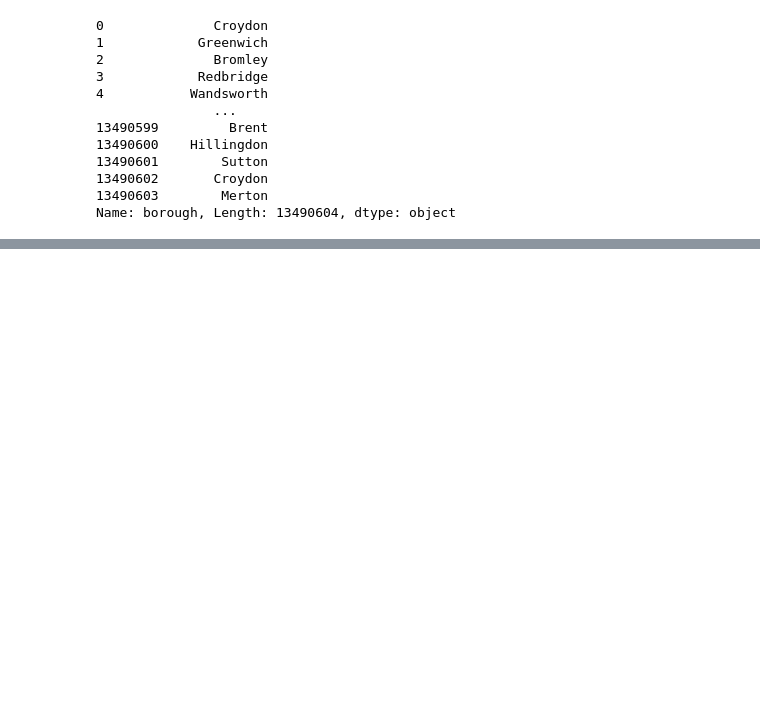
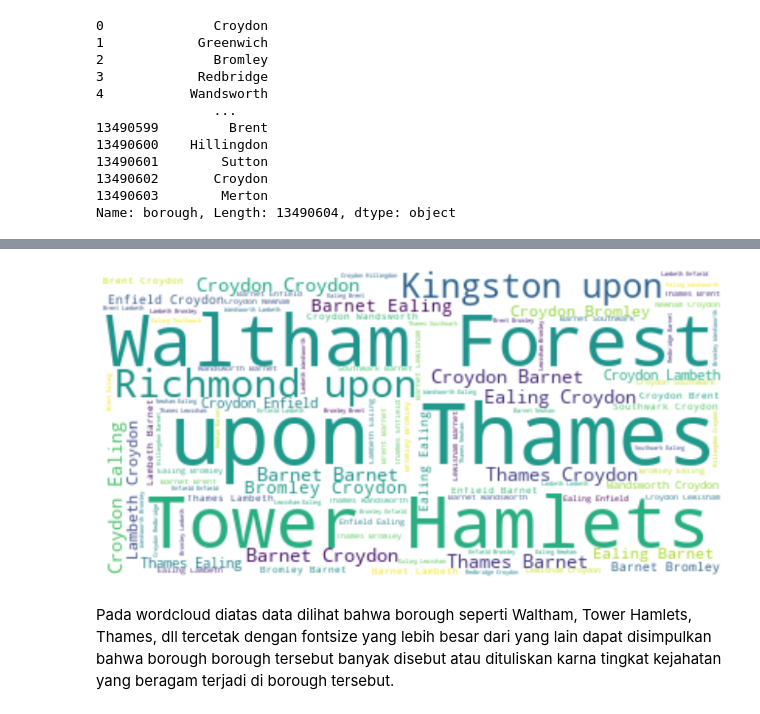
Before and after one commit to safiraauliar/Assignment-DataScience-Hacktiv8, a Jupyter notebook: PYTN-Assgn_1_03_SafiraAuliaRohmah.ipynb, the cells around one changed output, grey strips where cells are left out. Cells and saved outputs as stored; diff of their text form; code cells hidden in the pictures; blank space fills up the shorter version.

```diff
--- a/PYTN-Assgn_1_03_SafiraAuliaRohmah.ipynb
+++ b/PYTN-Assgn_1_03_SafiraAuliaRohmah.ipynb
@@ -312,0 +350,12 @@ borough_wc.generate(borough)
+# %%
+fig = plt.figure()
+fig.set_figwidth(14)
+fig.set_figheight(18)
+
+plt.imshow(borough_wc, interpolation='bilinear')
+plt.axis('off')
+plt.show()
+# %% [output]
+[figure, added]
+# %% [markdown]
+Pada wordcloud diatas data dilihat bahwa borough  seperti Waltham, Tower Hamlets, Thames, dll tercetak dengan fontsize yang lebih besar dari yang lain dapat disimpulkan bahwa borough borough tersebut banyak disebut atau dituliskan karna tingkat kejahatan yang beragam terjadi di borough tersebut.
```
Also changed, not shown: parts of 13 cells of this notebook.
